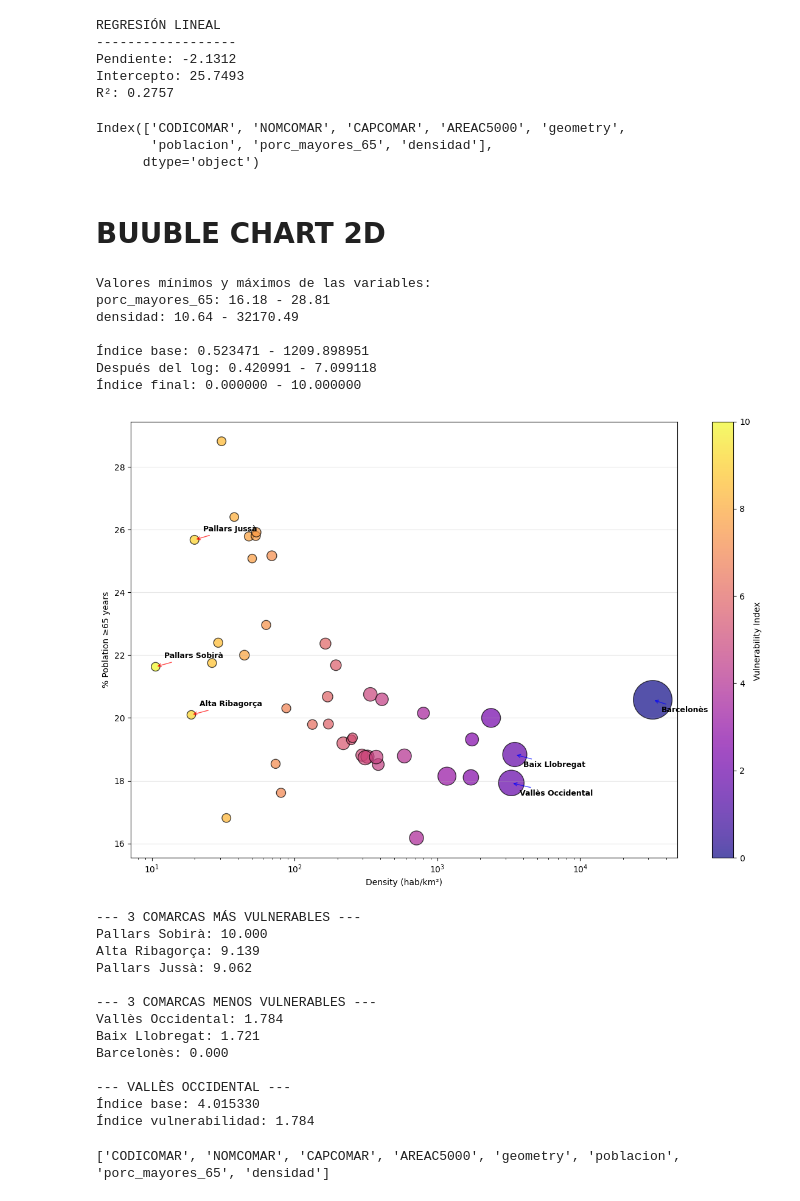
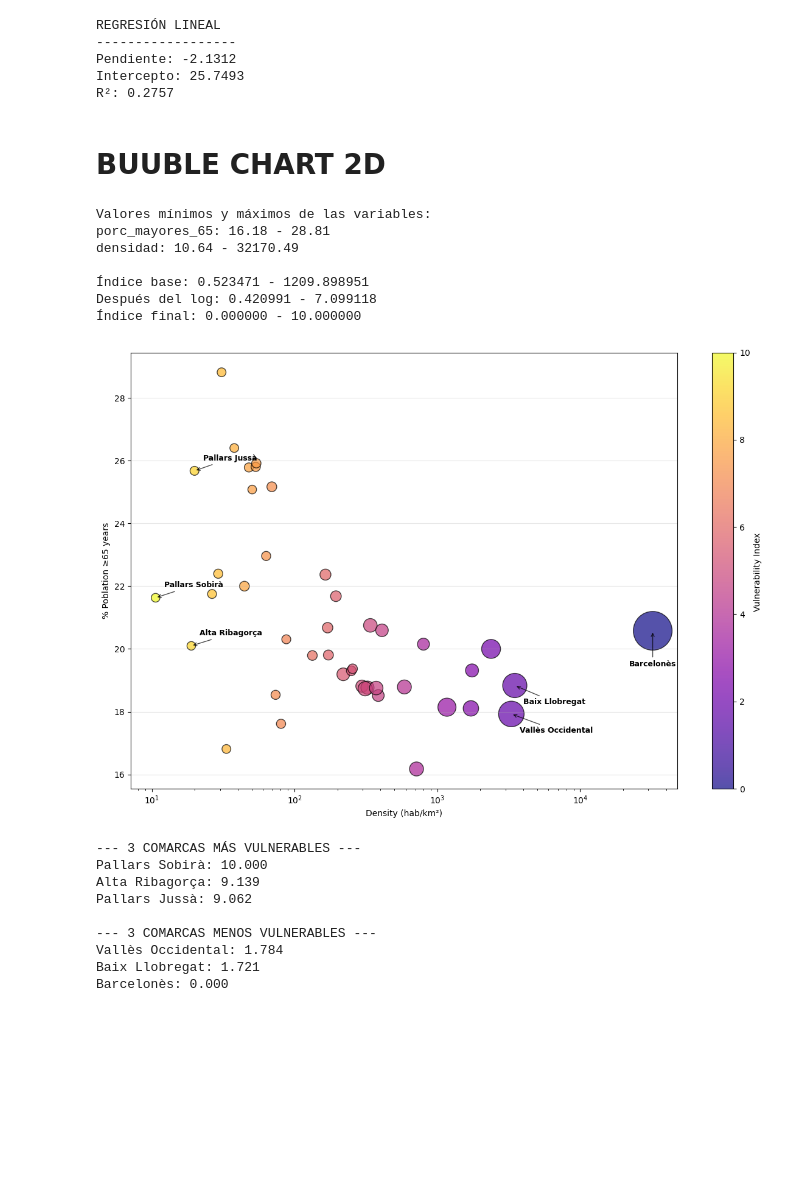
Before and after one commit to alexdeharo269/CatDef, a Jupyter notebook: javierfernandez.ipynb, the cells around one changed output. Cells and saved outputs as stored; diff of their text form; code cells hidden in the pictures; blank space fills up the shorter version.

```diff
--- a/javierfernandez.ipynb
+++ b/javierfernandez.ipynb
@@ -1395,12 +1368,6 @@ REGRESIÓN LINEAL
 Pendiente: -2.1312
 Intercepto: 25.7493
 R²: 0.2757
-# %%
-print(gdf_comarca.columns)
-# %% [output]
-Index(['CODICOMAR', 'NOMCOMAR', 'CAPCOMAR', 'AREAC5000', 'geometry',
-       'poblacion', 'porc_mayores_65', 'densidad'],
-      dtype='object')
 # %% [markdown]
 # BUUBLE CHART 2D
 # %%
@@ -1417,7 +1384,7 @@ size = (df['poblacion'] / df['poblacion'].max()) * 2000 + 100
 
 # Ahora creamos índice de vulnerabilidad con escala logaritmica
 
-# DEBUG: Verificar los valores de entrada
+# Verificar los valores de entrada
 print("Valores mínimos y máximos de las variables:")
 print(f"porc_mayores_65: {df['porc_mayores_65'].min():.2f} - {df['porc_mayores_65'].max():.2f}")
 print(f"densidad: {df['densidad'].min():.2f} - {df['densidad'].max():.2f}")
@@ -1435,7 +1402,7 @@ print(f"\nÍndice base: {df['indice_base'].min():.6f} - {df['indice_base'].max()
 # Usar log(1 + x) en lugar de log(x + epsilon) para evitar valores negativos
 df['indice_vulnerabilidad'] = np.log1p(df['indice_base'])  # log1p(x) = log(1 + x)
 
-#  Verificar después del logaritmo
+# Verificar después del logaritmo
 print(f"Después del log: {df['indice_vulnerabilidad'].min():.6f} - {df['indice_vulnerabilidad'].max():.6f}")
 
 # Escalar a rango 0-10 para mejor interpretación
@@ -1447,12 +1414,11 @@ df['indice_vulnerabilidad'] = (
     (max_indice - min_indice)
 ) * 10
 
-# DEBUG: Verificar resultado final
+# Verificar resultado final
 print(f"Índice final: {df['indice_vulnerabilidad'].min():.6f} - {df['indice_vulnerabilidad'].max():.6f}")
 
-# -------------------------------------------------
-# 3) Bubble Chart con escala logarítmica en X
-# -------------------------------------------------
+# Bubble plot con índice de vulnerabilidad
+
 plt.figure(figsize=(12, 8))
 
 scatter = plt.scatter(
@@ -1487,50 +1453,59 @@ bottom_3_vulnerables = df_sorted.tail(3)
 for idx, row in top_3_vulnerables.iterrows():
     plt.annotate(
         row['NOMCOMAR'],
-        (row['densidad'], row['porc_mayores_65']),
+        xy=(row['densidad'], row['porc_mayores_65']),
         xytext=(10, 10), textcoords='offset points',
-        fontsize=9, color='Black', fontweight='bold',
-        arrowprops=dict(arrowstyle='->', color='red', alpha=0.7)
+        fontsize=9, color='black', fontweight='bold',
+        ha='left',
+        va='bottom',
+        arrowprops=dict(arrowstyle='->', color='black', alpha=0.7)
     )
 
 # Añadir etiquetas para las menos vulnerables (en azul)
 for idx, row in bottom_3_vulnerables.iterrows():
+    # Ajuste para Barcelonès: etiqueta debajo de la burbuja
+    if row['NOMCOMAR'] == "Barcelonès":
+        xytext_val = (0, -35)  # Debajo
+        ha_val = 'center'
+        va_val = 'top'
+    else:
+        xytext_val = (10, -15) # offset por defecto
+        ha_val = 'left'
+        va_val = 'top'
+
     plt.annotate(
         row['NOMCOMAR'],
-        (row['densidad'], row['porc_mayores_65']),
-        xytext=(10, -15), textcoords='offset points',
-        fontsize=9, color='Black', fontweight='bold',
-        arrowprops=dict(arrowstyle='->', color='blue', alpha=0.7)
+        xy=(row['densidad'], row['porc_mayores_65']),
+        xytext=xytext_val,
+        textcoords='offset points',
+        fontsize=9, color='black', fontweight='bold',
+        ha=ha_val,
+        va=va_val,
+        arrowprops=dict(arrowstyle='->', color='black', alpha=0.7)
     )
+
 
 plt.grid(True, alpha=0.3, axis = 'y')
 plt.tight_layout()
 plt.show()
 
-# Opcional: Mostrar los nombres en consola también
+# Mostramos los nombres en consola también
 print("\n--- 3 COMARCAS MÁS VULNERABLES ---")
 for idx, row in top_3_vulnerables.iterrows():
     print(f"{row['NOMCOMAR']}: {row['indice_vulnerabilidad']:.3f}")
 
 print("\n--- 3 COMARCAS MENOS VULNERABLES ---")
 for idx, row in bottom_3_vulnerables.iterrows():
     print(f"{row['NOMCOMAR']}: {row['indice_vulnerabilidad']:.3f}")
-
-# Mostrar también el Vallès Occidental específicamente
-valles_occidental = df[df['NOMCOMAR'] == 'Vallès Occidental']
-if not valles_occidental.empty:
-    print(f"\n--- VALLÈS OCCIDENTAL ---")
-    print(f"Índice base: {valles_occidental['indice_base'].iloc[0]:.6f}")
-    print(f"Índice vulnerabilidad: {valles_occidental['indice_vulnerabilidad'].iloc[0]:.3f}")
 # %% [output]
 Valores mínimos y máximos de las variables:
 porc_mayores_65: 16.18 - 28.81
 densidad: 10.64 - 32170.49
 
 Índice base: 0.523471 - 1209.898951
 Después del log: 0.420991 - 7.099118
 Índice final: 0.000000 - 10.000000
-[figure, old version]
+[figure, new version]
 --- 3 COMARCAS MÁS VULNERABLES ---
 Pallars Sobirà: 10.000
 Alta Ribagorça: 9.139
@@ -1540,11 +1515,3 @@ Pallars Jussà: 9.062
 Vallès Occidental: 1.784
 Baix Llobregat: 1.721
 Barcelonès: 0.000
-
---- VALLÈS OCCIDENTAL ---
-Índice base: 4.015330
-Índice vulnerabilidad: 1.784
-# %%
-print(gdf_comarca.columns.tolist())
-# %% [output]
-['CODICOMAR', 'NOMCOMAR', 'CAPCOMAR', 'AREAC5000', 'geometry', 'poblacion', 'porc_mayores_65', 'densidad']
```
Also changed, not shown: parts of 4 cells of this notebook.
